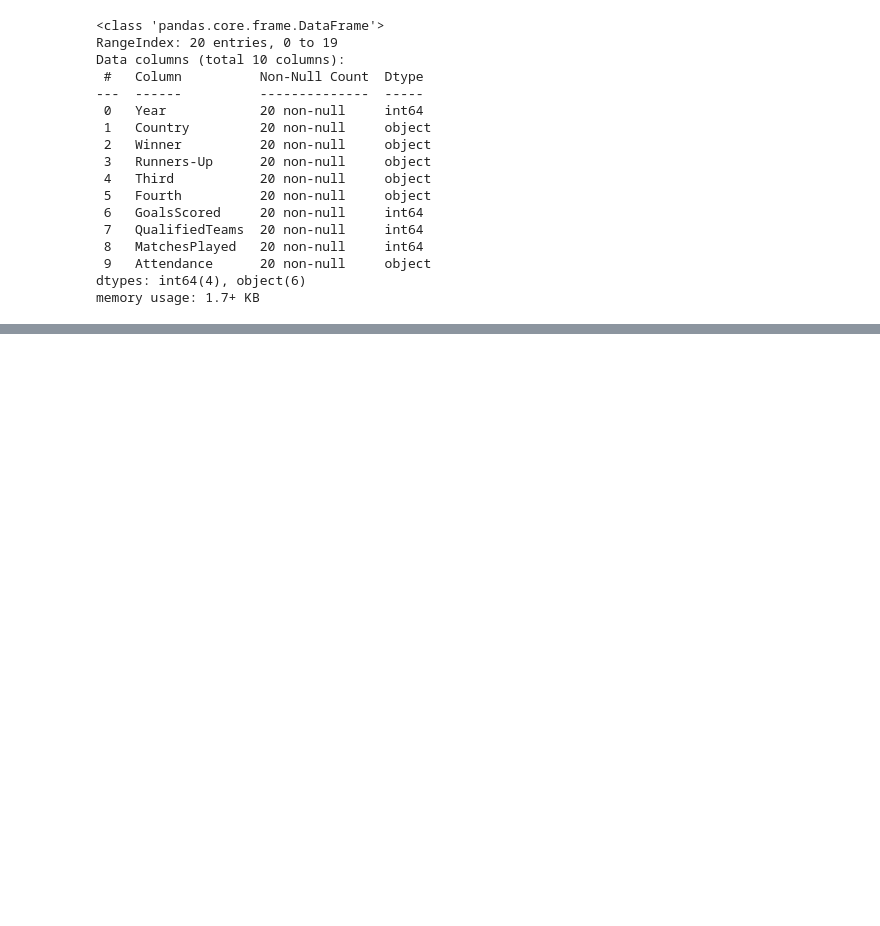
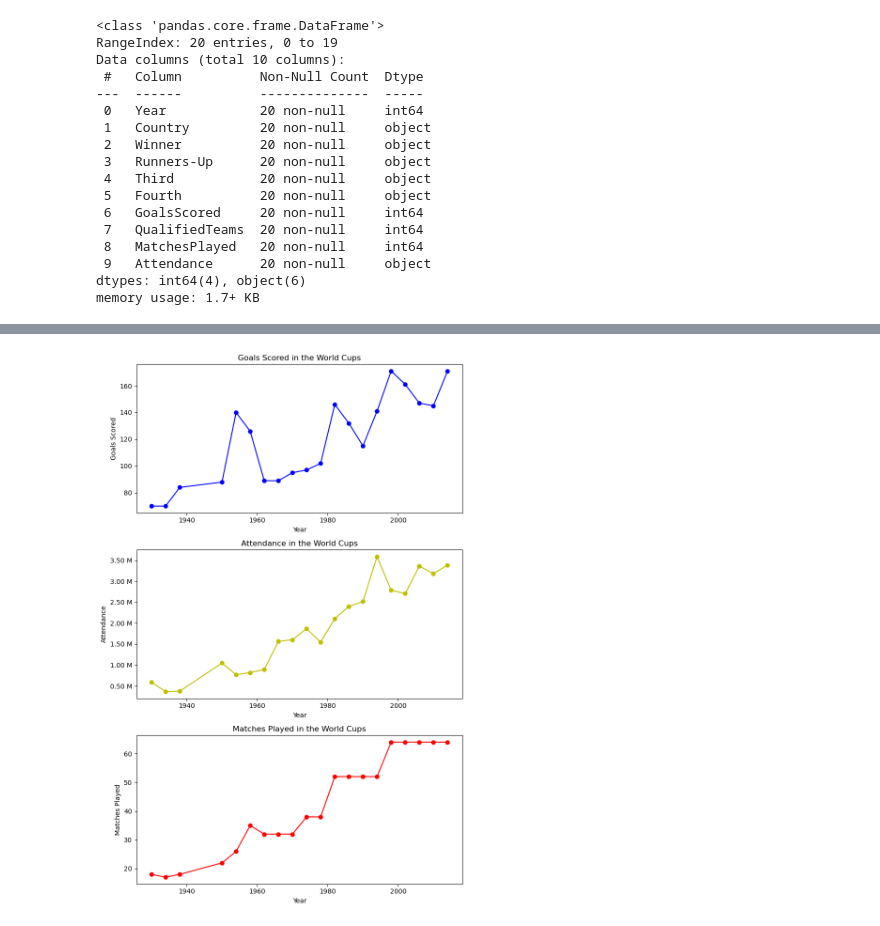
Before and after one commit to akt006/Fifa_World_Cup_Prediction, a Jupyter notebook: Fifa_Analysis/1_EDA.ipynb, the cells around one changed output, grey strips where cells are left out. Saved outputs shown, nothing was run; the diff lists cells and outputs as text; code cells hidden in the pictures; blank space fills up the shorter version.

```diff
--- a/Fifa_Analysis/1_EDA.ipynb
+++ b/Fifa_Analysis/1_EDA.ipynb
@@ -24,3 +43,21 @@ Data columns (total 10 columns):
  9   Attendance      20 non-null     object
 dtypes: int64(4), object(6)
 memory usage: 1.7+ KB
+# %%
+# Data Cleaning
+
+# Dropping rows with missing values in critical columns of the WorldCupMatches dataset
+world_cup_matches_cleaned = df_WorldCupMatches.dropna(subset=['Year', 'Home Team Name', 'Away Team Name', 'Home Team Goals', 'Away Team Goals'])
+
+# Dropping rows with missing values in critical columns of the WorldCupPlayers dataset
+world_cup_players_cleaned = df_WorldCupPlayers.dropna(subset=['Player Name', 'Team Initials', 'Coach Name'])
+
+# Summary statistics for the WorldCups dataset
+summary_stats_world_cups = df_WorldCups.describe(include='all')
+df_WorldCups_cleaned=df_WorldCups.copy()
+df_WorldCups_cleaned['Attendance']=df_WorldCups['Attendance'].str.replace('.', '', regex=False)
+df_WorldCups_cleaned['Attendance'] = df_WorldCups_cleaned['Attendance'].astype(int)
+# Visualizing trends in the WorldCups dataset
+goals_trend = df_WorldCups_cleaned[['Year', 'GoalsScored']].set_index('Year')
+attendance_trend = df_WorldCups_cleaned[['Year', 'Attendance']].set_index('Year')
+matches_trend = df_WorldCups_cleaned[['Year', 'MatchesPlayed']].set_index('Year')
@@ -26,0 +85,39 @@ memory usage: 1.7+ KB
+# %%
+import matplotlib.pyplot as plt
+from matplotlib.ticker import FuncFormatter
+
+
+def millions_formatter(x, pos):
+    return f'{x:.2f} M'
+
+attendance_trend_modified=attendance_trend.copy()
+attendance_trend_modified['Attendance']=attendance_trend_modified['Attendance']/1000000
+# Creating subplots to visualize the trends
+fig, axes = plt.subplots(3, 1, figsize=(8, 12))
+
+# Plotting Goals Scored trend
+axes[0].plot(goals_trend.index, goals_trend['GoalsScored'], marker='o', color='b')
+axes[0].set_title('Goals Scored in the World Cups')
+axes[0].set_xlabel('Year')
+axes[0].set_ylabel('Goals Scored')
+
+
+# Plotting Attendance trend
+axes[1].plot(attendance_trend_modified.index, attendance_trend_modified['Attendance'], marker='o', color='y')
+axes[1].set_title('Attendance in the World Cups')
+axes[1].set_xlabel('Year')
+axes[1].set_ylabel('Attendance')
+axes[1].yaxis.set_major_formatter(FuncFormatter(millions_formatter))
+
+
+# Plotting Matches Played trend
+axes[2].plot(matches_trend.index, matches_trend['MatchesPlayed'], marker='o', color='r')
+axes[2].set_title('Matches Played in the World Cups')
+axes[2].set_xlabel('Year')
+axes[2].set_ylabel('Matches Played')
+
+
+plt.tight_layout()
+plt.show()
+# %% [output]
+[figure, added]
```
Also changed, not shown: parts of 5 cells of this notebook, 3 other files.
